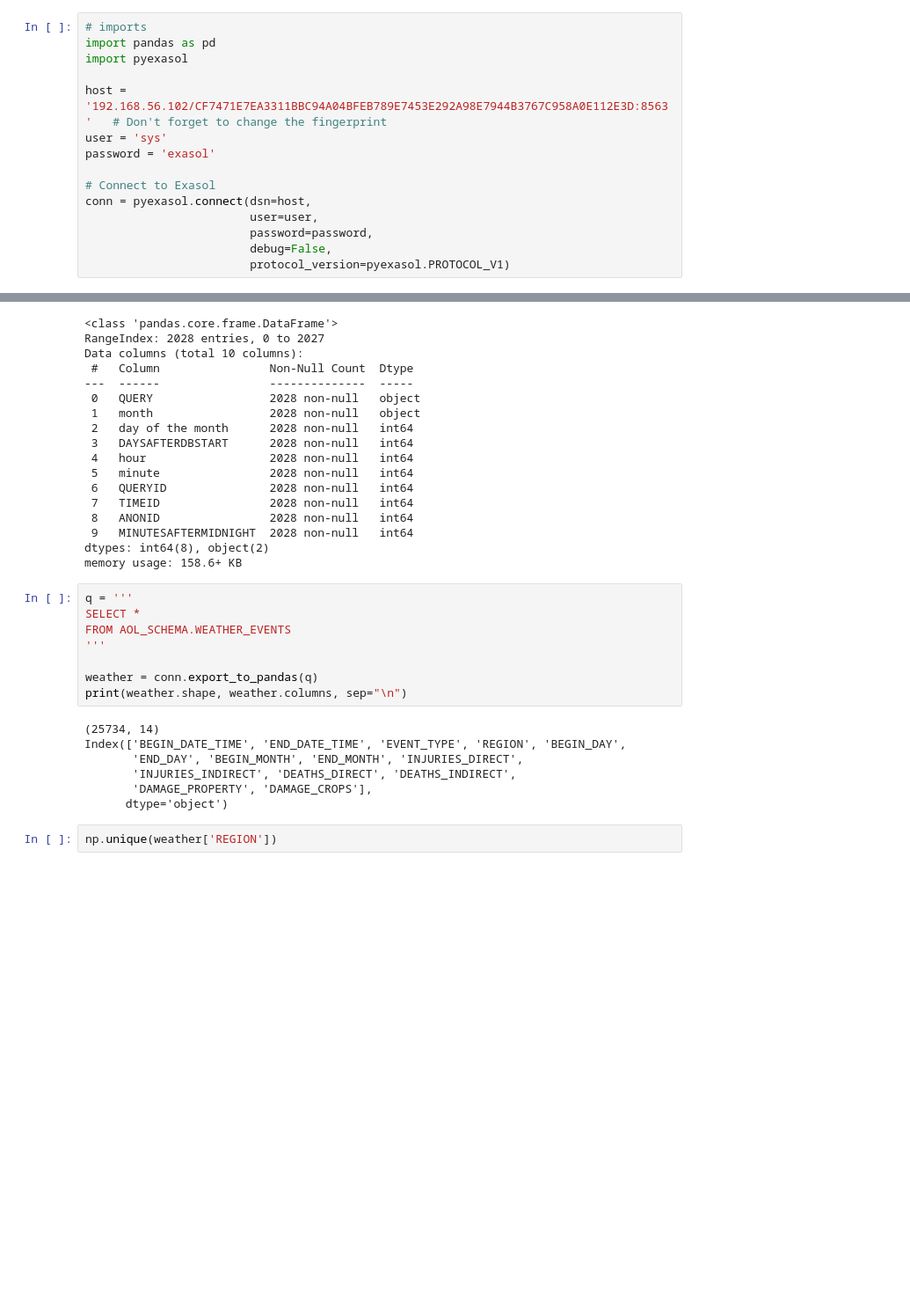
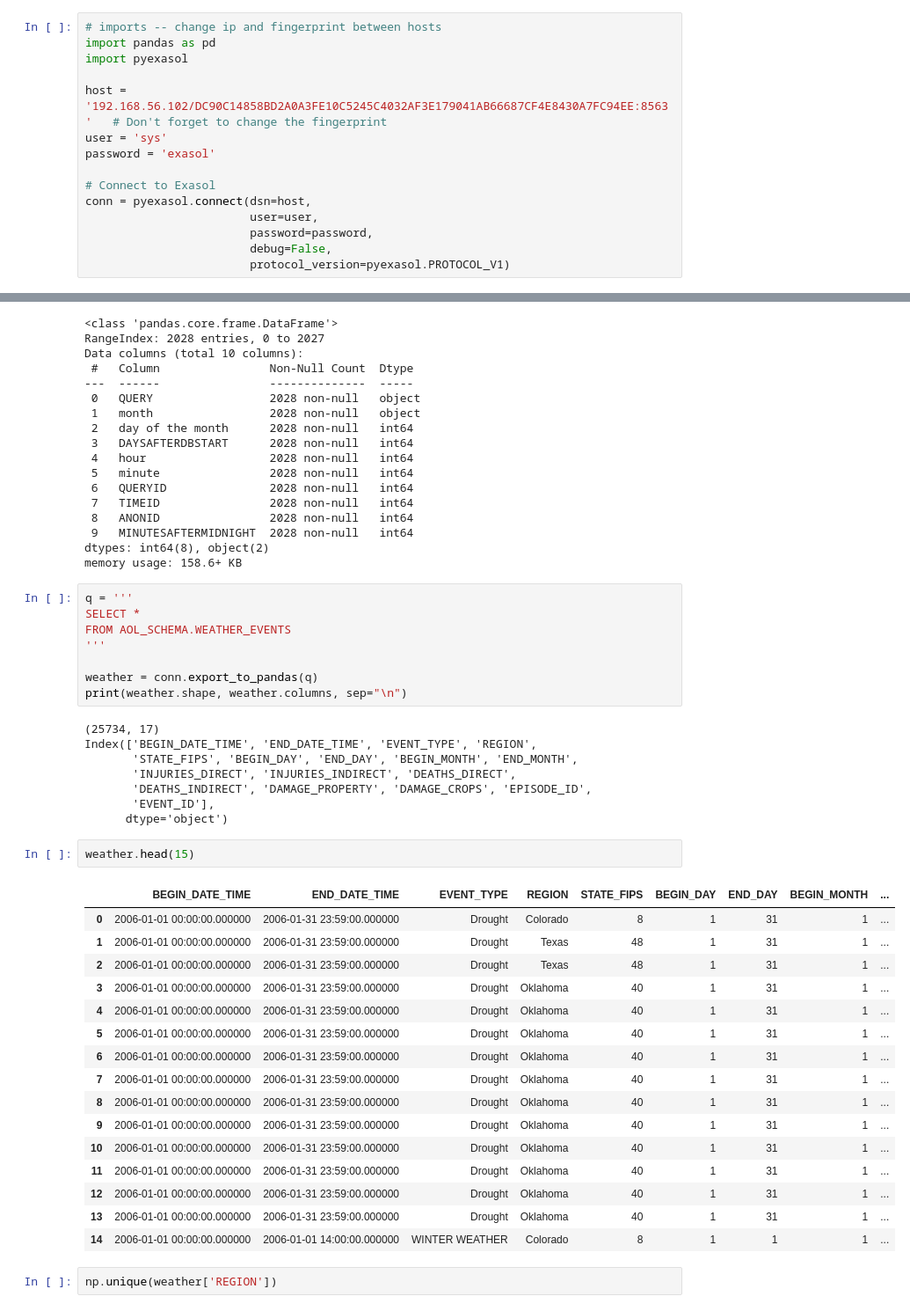
Before and after one commit to chandlerNick/BHT_BI_WiSe2425, a Jupyter notebook: Task1/Code/Querycountbyregion.ipynb, the cells around one changed output, grey strips where cells are left out. Shown: that part at 88% size. Saved outputs shown, nothing was run; the diff lists cells and outputs as text; blank space fills up the shorter version.

```diff
--- a/Task1/Code/Querycountbyregion.ipynb
+++ b/Task1/Code/Querycountbyregion.ipynb
@@ -1,9 +1,9 @@
 # %%
-# imports
+# imports -- change ip and fingerprint between hosts
 import pandas as pd
 import pyexasol
 
-host = '192.168.56.102/CF7471E7EA3311BBC94A04BFEB789E7453E292A98E7944B3767C958A0E112E3D:8563'   # Don't forget to change the fingerprint
+host = '192.168.56.102/DC90C14858BD2A0A3FE10C5245C4032AF3E179041AB66687CF4E8430A7FC94EE:8563'   # Don't forget to change the fingerprint
 user = 'sys'
 password = 'exasol'
 
@@ -85,12 +91,32 @@ FROM AOL_SCHEMA.WEATHER_EVENTS
 weather = conn.export_to_pandas(q)
 print(weather.shape, weather.columns, sep="\n")
 # %% [output]
-(25734, 14)
-Index(['BEGIN_DATE_TIME', 'END_DATE_TIME', 'EVENT_TYPE', 'REGION', 'BEGIN_DAY',
-       'END_DAY', 'BEGIN_MONTH', 'END_MONTH', 'INJURIES_DIRECT',
-       'INJURIES_INDIRECT', 'DEATHS_DIRECT', 'DEATHS_INDIRECT',
-       'DAMAGE_PROPERTY', 'DAMAGE_CROPS'],
+(25734, 17)
+Index(['BEGIN_DATE_TIME', 'END_DATE_TIME', 'EVENT_TYPE', 'REGION',
+       'STATE_FIPS', 'BEGIN_DAY', 'END_DAY', 'BEGIN_MONTH', 'END_MONTH',
+       'INJURIES_DIRECT', 'INJURIES_INDIRECT', 'DEATHS_DIRECT',
+       'DEATHS_INDIRECT', 'DAMAGE_PROPERTY', 'DAMAGE_CROPS', 'EPISODE_ID',
+       'EVENT_ID'],
       dtype='object')
+# %%
+weather.head(15)
+# %% [output]
+|  | BEGIN_DATE_TIME | END_DATE_TIME | EVENT_TYPE | REGION | STATE_FIPS | BEGIN_DAY | END_DAY | BEGIN_MONTH | ... |
+| 0 | 2006-01-01 00:00:00.000000 | 2006-01-31 23:59:00.000000 | Drought | Colorado | 8 | 1 | 31 | 1 | ... |
+| 1 | 2006-01-01 00:00:00.000000 | 2006-01-31 23:59:00.000000 | Drought | Texas | 48 | 1 | 31 | 1 | ... |
+| 2 | 2006-01-01 00:00:00.000000 | 2006-01-31 23:59:00.000000 | Drought | Texas | 48 | 1 | 31 | 1 | ... |
+| 3 | 2006-01-01 00:00:00.000000 | 2006-01-31 23:59:00.000000 | Drought | Oklahoma | 40 | 1 | 31 | 1 | ... |
+| 4 | 2006-01-01 00:00:00.000000 | 2006-01-31 23:59:00.000000 | Drought | Oklahoma | 40 | 1 | 31 | 1 | ... |
+| 5 | 2006-01-01 00:00:00.000000 | 2006-01-31 23:59:00.000000 | Drought | Oklahoma | 40 | 1 | 31 | 1 | ... |
+| 6 | 2006-01-01 00:00:00.000000 | 2006-01-31 23:59:00.000000 | Drought | Oklahoma | 40 | 1 | 31 | 1 | ... |
+| 7 | 2006-01-01 00:00:00.000000 | 2006-01-31 23:59:00.000000 | Drought | Oklahoma | 40 | 1 | 31 | 1 | ... |
+| 8 | 2006-01-01 00:00:00.000000 | 2006-01-31 23:59:00.000000 | Drought | Oklahoma | 40 | 1 | 31 | 1 | ... |
+| 9 | 2006-01-01 00:00:00.000000 | 2006-01-31 23:59:00.000000 | Drought | Oklahoma | 40 | 1 | 31 | 1 | ... |
+| 10 | 2006-01-01 00:00:00.000000 | 2006-01-31 23:59:00.000000 | Drought | Oklahoma | 40 | 1 | 31 | 1 | ... |
+| 11 | 2006-01-01 00:00:00.000000 | 2006-01-31 23:59:00.000000 | Drought | Oklahoma | 40 | 1 | 31 | 1 | ... |
+| 12 | 2006-01-01 00:00:00.000000 | 2006-01-31 23:59:00.000000 | Drought | Oklahoma | 40 | 1 | 31 | 1 | ... |
+| 13 | 2006-01-01 00:00:00.000000 | 2006-01-31 23:59:00.000000 | Drought | Oklahoma | 40 | 1 | 31 | 1 | ... |
+| 14 | 2006-01-01 00:00:00.000000 | 2006-01-01 14:00:00.000000 | WINTER WEATHER | Colorado | 8 | 1 | 1 | 1 | ... |
 # %%
 np.unique(weather['REGION'])
 # %% [output]
```
Also changed, not shown: parts of 1 cell of this notebook, 2 other files.
